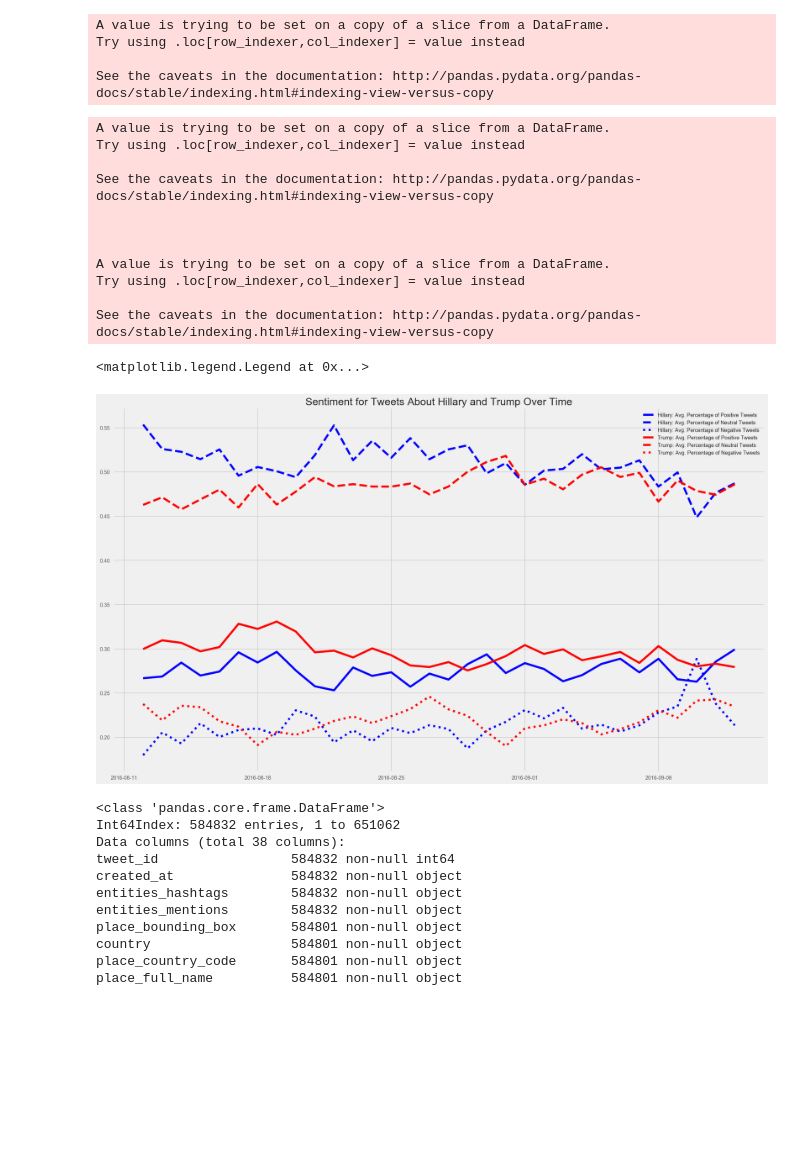
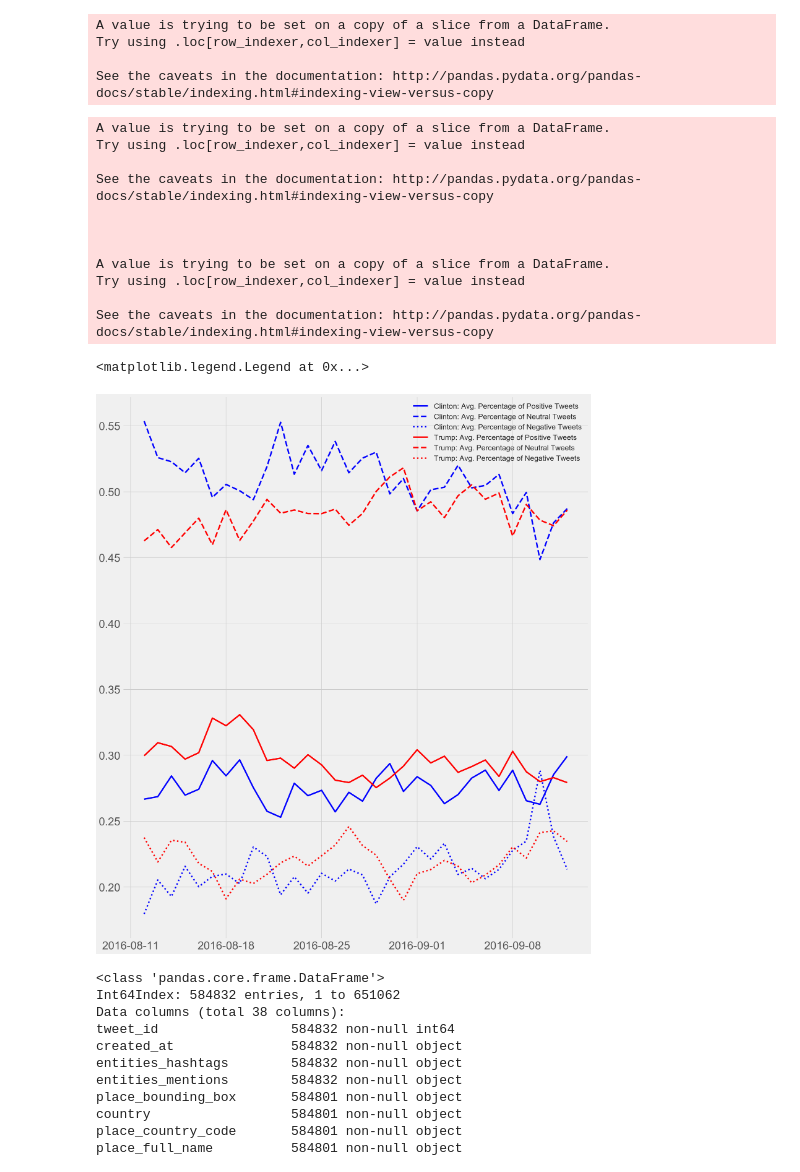
Before and after one commit to JeroenSchmidt/UvA-DSF-group, a Jupyter notebook: week3-4/exploration_notebooks/rafael/Demographic, Economic and Behavioral Data Analysis & Exploration.ipynb, the cells around one changed output. Saved outputs shown, nothing was run; the diff lists cells and outputs as text; code cells hidden in the pictures; blank space fills up the shorter version.

Commit message:
time-series plot

```diff
--- a/week3-4/exploration_notebooks/rafael/Demographic, Economic and Behavioral Data Analysis & Exploration.ipynb
+++ b/week3-4/exploration_notebooks/rafael/Demographic, Economic and Behavioral Data Analysis & Exploration.ipynb
@@ -455,56 +455,55 @@ A value is trying to be set on a copy of a slice from a DataFrame.
 Try using .loc[row_indexer,col_indexer] = value instead
 
 See the caveats in the documentation: http://pandas.pydata.org/pandas-docs/stable/indexing.html#indexing-view-versus-copy
+# %%
+df_hillary = df_tweets_sentiment_us[(df_tweets_sentiment_us.about == 1)]
+df_hillary['created_at'] = pd.to_datetime(df_hillary['created_at'])
+df_hillary = df_hillary.set_index('created_at')
+
+df_trump = df_tweets_sentiment_us[(df_tweets_sentiment_us.about == 0)]
+df_trump['created_at'] = pd.to_datetime(df_trump['created_at'])
+df_trump = df_trump.set_index('created_at')
+
+df_time_hillary_pos = df_hillary.resample('D').mean().pos #hillary positive
+df_time_hillary_neu = df_hillary.resample('D').mean().neu #hillary positive
+df_time_hillary_neg = df_hillary.resample('D').mean().neg #hillary positive
+
+df_trump_pos = df_trump.resample('D').mean().pos #trump positive
+df_trump_neu = df_trump.resample('D').mean().neu #trump positive
+df_trump_neg = df_trump.resample('D').mean().neg #trump positive
+# %% [output]
+A value is trying to be set on a copy of a slice from a DataFrame.
+Try using .loc[row_indexer,col_indexer] = value instead
+
+See the caveats in the documentation: http://pandas.pydata.org/pandas-docs/stable/indexing.html#indexing-view-versus-copy
+
+
+
+A value is trying to be set on a copy of a slice from a DataFrame.
+Try using .loc[row_indexer,col_indexer] = value instead
+
+See the caveats in the documentation: http://pandas.pydata.org/pandas-docs/stable/indexing.html#indexing-view-versus-copy
 # %%
-plt.figure(figsize=(20,12))
+plt.figure(figsize=(20,25))
 
 plt.style.use('fivethirtyeight')
 
-df_hillary = df_tweets_sentiment_us[(df_tweets_sentiment_us.about == 1)]
-df_hillary['created_at'] = pd.to_datetime(df_hillary['created_at'])
-df_hillary = df_hillary.set_index('created_at')
+plt.tick_params(labelsize=30)
 
-df_trump = df_tweets_sentiment_us[(df_tweets_sentiment_us.about == 0)]
-df_trump['created_at'] = pd.to_datetime(df_trump['created_at'])
-df_trump = df_trump.set_index('created_at')
-
-df_time_hillary_pos = df_hillary.resample('D').mean().pos #hillary positive
-df_time_hillary_neu = df_hillary.resample('D').mean().neu #hillary positive
-df_time_hillary_neg = df_hillary.resample('D').mean().neg #hillary positive
-
-df_trump_pos = df_trump.resample('D').mean().pos #trump positive
-df_trump_neu = df_trump.resample('D').mean().neu #trump positive
-df_trump_neg = df_trump.resample('D').mean().neg #trump positive
-
-# Plots
-
-plt.title('Sentiment for Tweets About Hillary and Trump Over Time')
-
-plt.plot(df_time_hillary_pos, label='Hillary: Avg. Percentage of Positive Tweets', color='blue')
-plt.plot(df_time_hillary_neu, '--', label='Hillary: Avg. Percentage of Neutral Tweets', color='blue')
-plt.plot(df_time_hillary_neg, ':', label='Hillary: Avg. Percentage of Negative Tweets', color='blue')
+plt.plot(df_time_hillary_pos, label='Clinton: Avg. Percentage of Positive Tweets', color='blue')
+plt.plot(df_time_hillary_neu, '--', label='Clinton: Avg. Percentage of Neutral Tweets', color='blue')
+plt.plot(df_time_hillary_neg, ':', label='Clinton: Avg. Percentage of Negative Tweets', color='blue')
 
 plt.plot(df_trump_pos, label='Trump: Avg. Percentage of Positive Tweets', color='red')
 plt.plot(df_trump_neu, '--', label='Trump: Avg. Percentage of Neutral Tweets', color='red')
 plt.plot(df_trump_neg, ':', label='Trump: Avg. Percentage of Negative Tweets', color='red')
 
-plt.legend()
+plt.legend(loc=1, prop={'size': 20})
 
 #df_tweets_sentiment_us[(df_tweets_sentiment_us.state.str.len() == 2)].groupby('state').mean()
 # %% [output]
-A value is trying to be set on a copy of a slice from a DataFrame.
-Try using .loc[row_indexer,col_indexer] = value instead
-
-See the caveats in the documentation: http://pandas.pydata.org/pandas-docs/stable/indexing.html#indexing-view-versus-copy
-
-
-
-A value is trying to be set on a copy of a slice from a DataFrame.
-Try using .loc[row_indexer,col_indexer] = value instead
-
-See the caveats in the documentation: http://pandas.pydata.org/pandas-docs/stable/indexing.html#indexing-view-versus-copy
+<matplotlib.legend.Legend at 0x...>
-<matplotlib.legend.Legend at 0x...>
-[figure, old version]
+[figure, new version]
 # %%
 df_tweets_sentiment.info()
 # %% [output]
```
Also changed, not shown: parts of 1 cell of this notebook, 3 other files.
